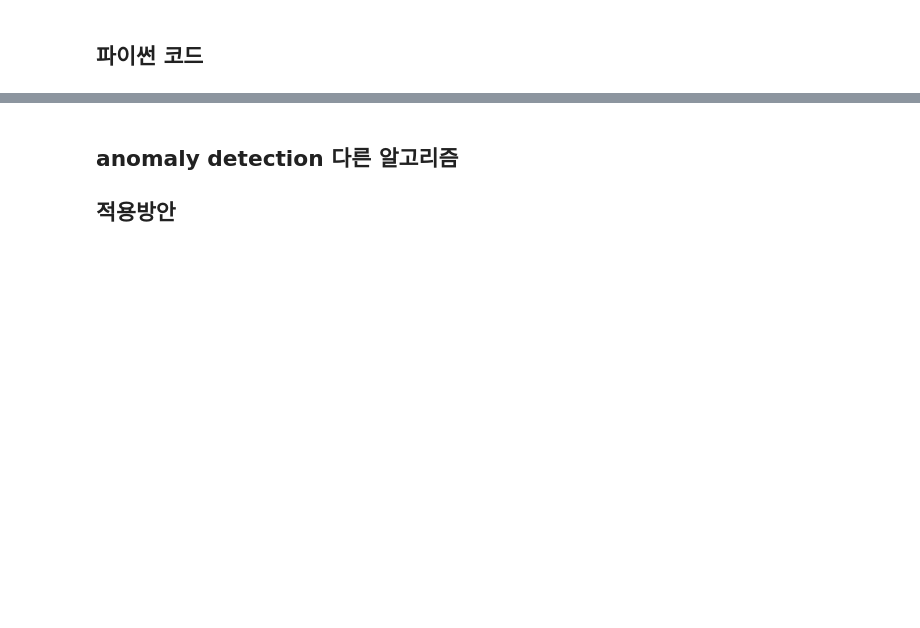
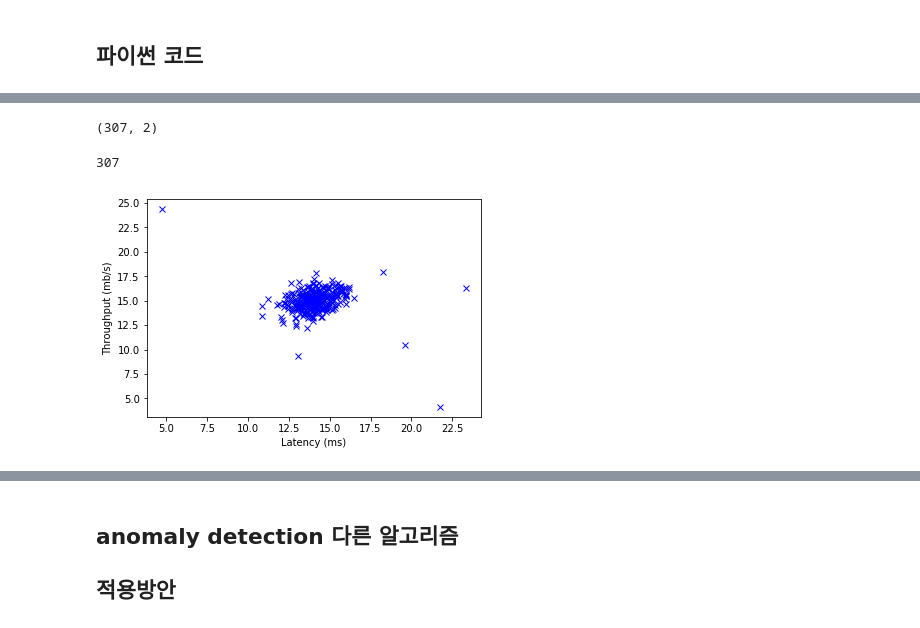
Before and after one commit to NinCastle/Learn-Machine-Learning, a Jupyter notebook: Anomaly_Detection.ipynb, the cells around one changed output, grey strips where cells are left out. Saved outputs shown, nothing was run; the diff lists cells and outputs as text; code cells hidden in the pictures; blank space fills up the shorter version.

```diff
--- a/Anomaly_Detection.ipynb
+++ b/Anomaly_Detection.ipynb
@@ -179,5 +179,5 @@ from numpy import genfromtxt
 from scipy.stats import multivariate_normal
 from sklearn.metrics import f1_score
 # %%
-def read_data(filePath, delimiter=','):
+def read_dataset(filePath, delimiter=','):
     return genfromtxt(filePath, delimiter=delimiter)
@@ -183,0 +221,6 @@ def read_data(filePath, delimiter=','):
+# %%
+tr_data = read_dataset('./data/tr_server_data.csv')
+cv_data = read_dataset('./data/cv_server_data.csv')
+gt_data = read_dataset('./data/gt_server_data.csv')
+
+n_training_samples = tr_data.shape[0]
@@ -183,0 +247,8 @@ def read_data(filePath, delimiter=','):
+# %%
+tr_data.shape
+# %% [output]
+(307, 2)
+# %%
+n_training_samples
+# %% [output]
+307
@@ -183,0 +257,8 @@ def read_data(filePath, delimiter=','):
+# %%
+plt.figure()
+plt.xlabel("Latency (ms)")
+plt.ylabel("Throughput (mb/s)")
+plt.plot(tr_data[:,0], tr_data[:, 1], "bx")
+plt.show()
+# %% [output]
+[figure, added]
```
Also changed, not shown: parts of 9 cells of this notebook.
